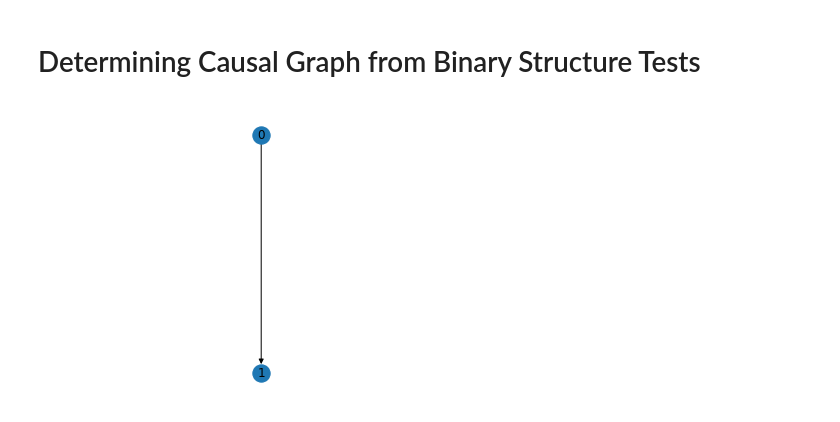
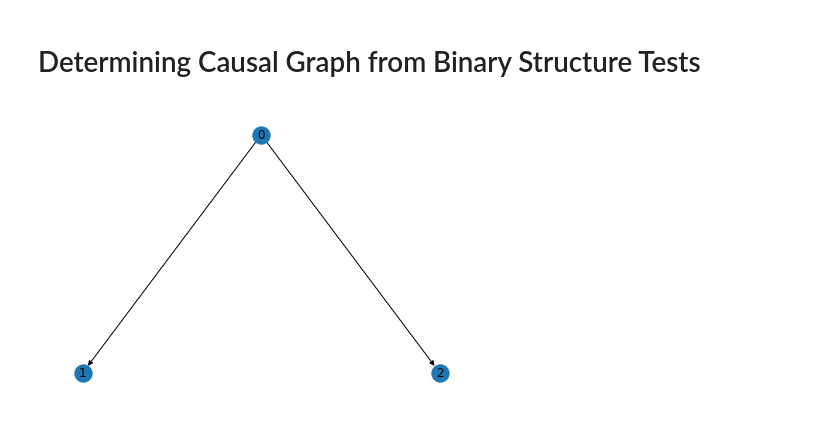
Before and after one commit to RobathanH/A-Meta-Transfer-Objective-For-Learning-To-Disentangle-Causal-Mechanisms, a Jupyter notebook: cs330/notebooks/full_graph_pairwise_test.ipynb, the cells around one changed output. Cells and saved outputs as stored; diff of their text form; code cells hidden in the pictures.

Commit message:
Multivariate test and updated pairwise test

```diff
--- a/cs330/notebooks/full_graph_pairwise_test.ipynb
+++ b/cs330/notebooks/full_graph_pairwise_test.ipynb
@@ -19,30 +19,30 @@ from cs330.models.augmented_binary_model_trainer import *
 # %%
 # Set up graph
 
-'''
-N = 10
-M = 3
+if True:
+    N = 10
+    M = 3
 
-data_gen = MultiCategorical(N, M)
-data_gen.graph.B = np.array([
-    [0, 0, 0],
-    [1, 0, 0],
-    [1, 0, 0]
-])
-'''
+    data_gen = MultiCategorical(N, M)
+    data_gen.graph.B = np.array([
+        [0, 0, 0],
+        [1, 0, 0],
+        [1, 0, 0]
+    ])
 
-N = 10
-M = 2
-data_gen = MultiCategorical(N, M)
-data_gen.graph.B = np.array([
-    [0, 0],
-    [1, 0]
-])
+if False:
+    N = 10
+    M = 2
+    data_gen = MultiCategorical(N, M)
+    data_gen.graph.B = np.array([
+        [0, 0],
+        [1, 0]
+    ])
 
 # Visualize
 data_gen.graph.visualize()
 # %% [output]
-[figure, old version]
+[figure, new version]
 # %%
 # Choose model type to test pairwise binary connections
 
```
Also changed, not shown: parts of 6 cells of this notebook, 2 other files.
